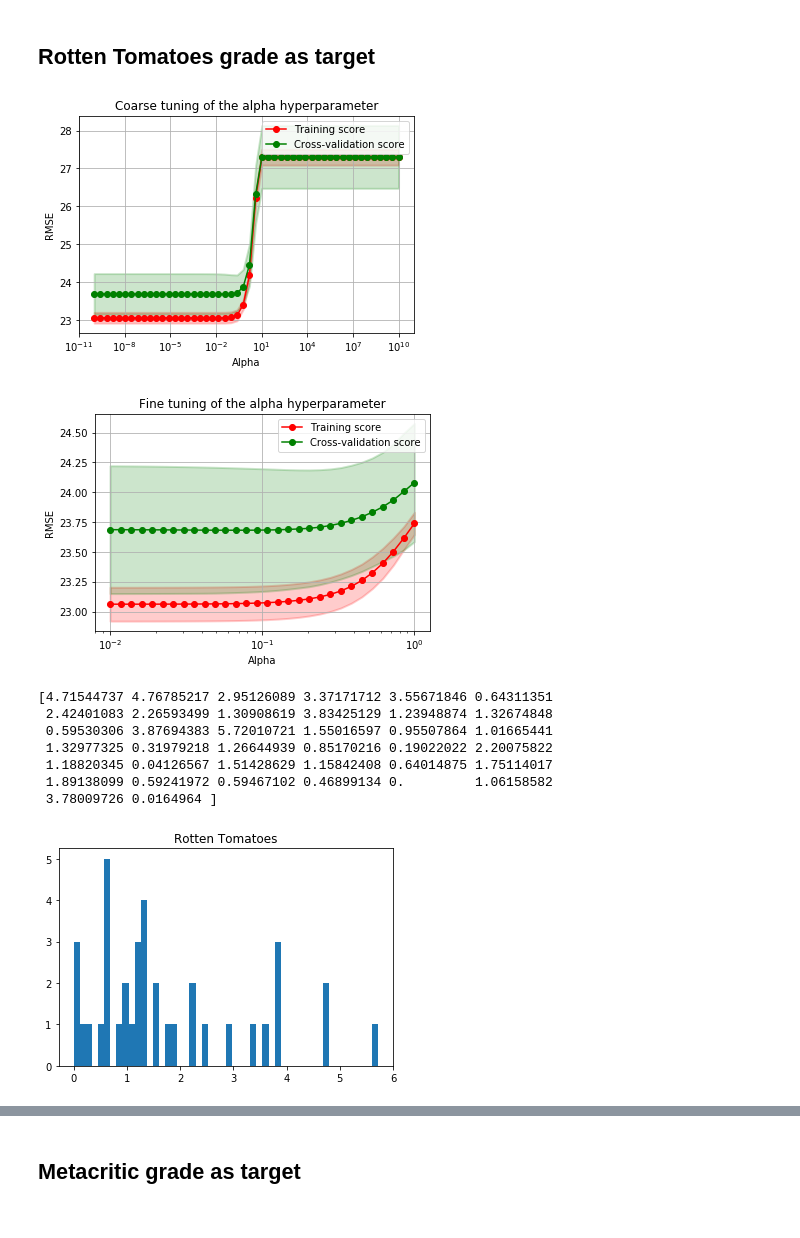
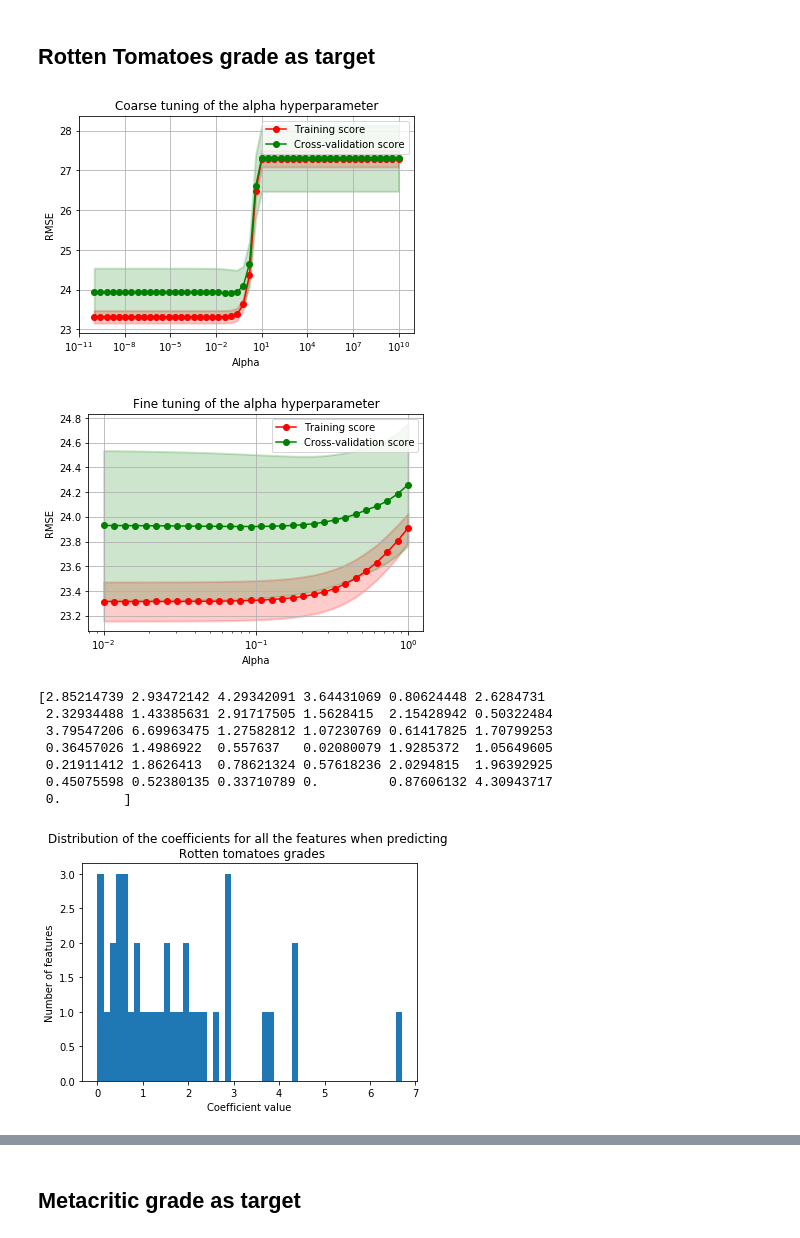
Before and after one commit to illorens/Project_NTDS, a Jupyter notebook: Analysis.ipynb, the cells around one changed output, grey strips where cells are left out. Drawn from its saved outputs; the diff is of its cells as text; code cells hidden in the pictures.

Commit message:
figures for features

```diff
--- a/Analysis.ipynb
+++ b/Analysis.ipynb
@@ -754,7 +754,7 @@ BoxOffice_directors      int64
 BoxOffice_writers        int64
 dtype: object
 # %%
-ml_df = final_df.drop(columns=['index','Actors','Director','Plot','Production','Title','Writer','Awards','imdbVotes'])
+ml_df = final_df.drop(columns=['index','Actors','Director','Plot','Production','Title','Writer','Awards','imdbVotes','Runtime'])
 # %%
 ml_df.dtypes
 # %% [output]
@@ -903,0 +916,21 @@ plt.show()
+# %%
+lasso_imdb_df = pd.DataFrame([lasso_regr_imdb, X_train.columns], index=['coef', 'features']).transpose().sort_values(by=['coef'])
+
+plt.figure(figsize = (5,10))
+
+plt.rcParams.update({'font.size': 16})
+
+barlist = plt.barh(lasso_imdb_df.features, lasso_imdb_df.coef,
+            color = 'orange')
+
+barlist[-1].set_color('springgreen')
+barlist[-2].set_color('springgreen')
+barlist[-3].set_color('springgreen')
+barlist[-4].set_color('springgreen')
+barlist[-5].set_color('springgreen')
+
+#plt.title('The coefficient value associated with each feature \n after Lasso regularization with IMdB grades as a target',size = 25)
+plt.xlabel('Coefficient value', size=25)
+plt.ylabel('Features' , size=25)
+plt.savefig('IMDB_feat.png', bbox_inches="tight")
+plt.show()
@@ -912,7 +947,7 @@ train_scores_val_l, cv_scores_val_l = validation_curve(lasso_pipeline, X_train,
 plot_validation_curve(np.sqrt(train_scores_val_l), np.sqrt(cv_scores_val_l), alpha_range,
                       'log', 'Coarse tuning of the alpha hyperparameter', 'RMSE', 'Alpha')
 # %% [output]
-[figure, old version]
+[figure, new version]
 # %%
 alpha_range_fine = np.logspace(-2, 0, 30)
 
@@ -922,7 +957,7 @@ train_scores_val_l, cv_scores_val_l = validation_curve(lasso_pipeline, X_train,
 plot_validation_curve(np.sqrt(train_scores_val_l), np.sqrt(cv_scores_val_l), alpha_range_fine,
                       'log', 'Fine tuning of the alpha hyperparameter', 'RMSE', 'Alpha')
 # %% [output]
-[figure, old version]
+[figure, new version]
 # %%
 optimal_alpha_l = alpha_range_fine[cv_scores_val_l.mean(axis=1).argmin()]
 lasso_pipeline.set_params(lasso__alpha = optimal_alpha_l)
@@ -933,13 +968,13 @@ lasso_predict = lasso_pipeline.predict(X_test)
 lasso_regr_RT = np.abs(lasso_pipeline.named_steps['lasso'].coef_.copy())
 print(lasso_regr_RT)
 # %% [output]
-[4.71544737 4.76785217 2.95126089 3.37171712 3.55671846 0.64311351
- 2.42401083 2.26593499 1.30908619 3.83425129 1.23948874 1.32674848
- 0.59530306 3.87694383 5.72010721 1.55016597 0.95507864 1.01665441
- 1.32977325 0.31979218 1.26644939 0.85170216 0.19022022 2.20075822
- 1.18820345 0.04126567 1.51428629 1.15842408 0.64014875 1.75114017
- 1.89138099 0.59241972 0.59467102 0.46899134 0.         1.06158582
- 3.78009726 0.0164964 ]
+[2.85214739 2.93472142 4.29342091 3.64431069 0.80624448 2.6284731
+ 2.32934488 1.43385631 2.91717505 1.5628415  2.15428942 0.50322484
+ 3.79547206 6.69963475 1.27582812 1.07230769 0.61417825 1.70799253
+ 0.36457026 1.4986922  0.557637   0.02080079 1.9285372  1.05649605
+ 0.21911412 1.8626413  0.78621324 0.57618236 2.0294815  1.96392925
+ 0.45075598 0.52380135 0.33710789 0.         0.87606132 4.30943717
+ 0.        ]
 # %%
 feature_zero_RT = X_train.columns[np.where(lasso_regr_RT == 0)[0]]
 set_non_zero_features_RT = set(X_train.columns[np.where(lasso_regr_RT != 0)[0]])
@@ -949,7 +984,9 @@ feature_RT = X_train.columns[np.argsort(lasso_regr_RT)][::-1][:5]
 # %%
 plt.figure(2)
 plt.hist(np.abs(lasso_regr_RT),bins=50)
-plt.title('Rotten Tomatoes')
+plt.title('Distribution of the coefficients for all the features when predicting \n Rotten tomatoes grades')
+plt.xlabel('Coefficient value')
+plt.ylabel('Number of features')
 plt.show()
 # %% [output]
-[figure, old version]
+[figure, new version]
```
Also changed, not shown: parts of 42 cells of this notebook.
